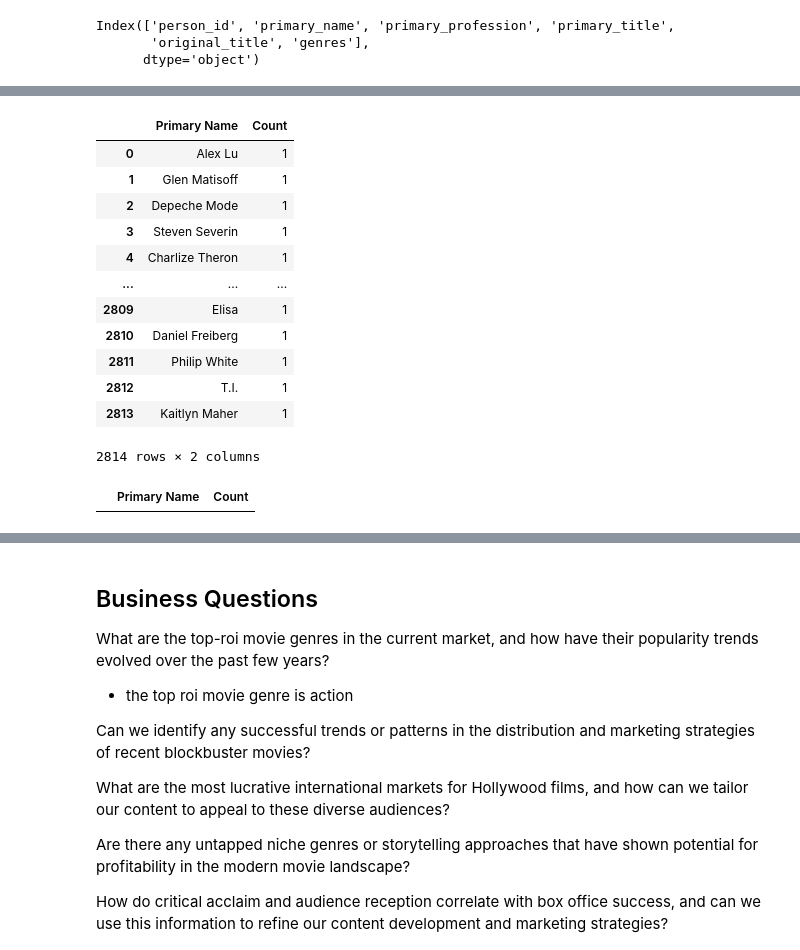
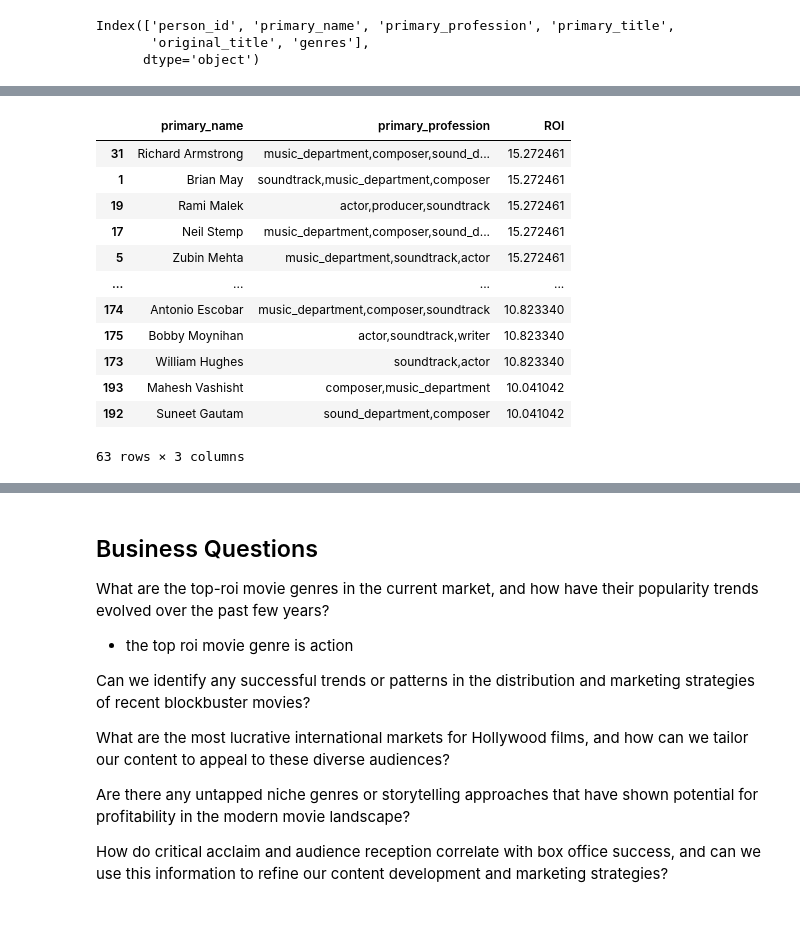
Before and after one commit to Psyluxxx/Movie-Studio-EDA, a Jupyter notebook: Anthony/student.ipynb, the cells around one changed output, grey strips where cells are left out. Cells and saved outputs as stored; diff of their text form; code cells hidden in the pictures; blank space fills up the shorter version.

```diff
--- a/Anthony/student.ipynb
+++ b/Anthony/student.ipynb
@@ -100,4 +94,5 @@ Index(['release_date', 'movie', 'production_budget', 'domestic_gross',
 # %%
+conn = sqlite3.connect('../zippedData/im.db')
 people_and_movies_df = pd.read_sql("""
     SELECT p.person_id, primary_name, primary_profession, primary_title, original_title, genres
 FROM persons AS p
@@ -141,20 +108,42 @@ top_soundtrack_names.columns = ['Primary Name', 'Count']
-# %%
-top_soundtrack_names
-# %% [output]
-|  | Primary Name | Count |
-| 0 | Alex Lu | 1 |
-| 1 | Glen Matisoff | 1 |
-| 2 | Depeche Mode | 1 |
-| 3 | Steven Severin | 1 |
-| 4 | Charlize Theron | 1 |
-| ... | ... | ... |
-| 2809 | Elisa | 1 |
-| 2810 | Daniel Freiberg | 1 |
-| 2811 | Philip White | 1 |
-| 2812 | T.I. | 1 |
-| 2813 | Kaitlyn Maher | 1 |
-2814 rows × 2 columns
-# %%
-top_soundtrack_names[top_soundtrack_names['Count'] > 1]
-# %% [output]
-|  | Primary Name | Count |
+# %%
+# Merge two DataFrames 'merged_df' and 'people_and_movies_df' using an outer join
+relevant_people_and_movies = pd.merge(merged_df, people_and_movies_df, how='outer', left_on='movie', right_on='original_title')
+
+# Drop columns we don't need
+relevant_people_and_movies = relevant_people_and_movies.drop(['release_date', 'numvotes',
+  'runtime_minutes', 'original_title', 'genre'], axis=1)
+
+# Sort the DataFrame by 'ROI' in descending order
+relevant_people_and_movies = relevant_people_and_movies.sort_values(by='ROI', ascending=False)
+
+# Drop rows with missing 'primary_profession' values
+relevant_people_and_movies = relevant_people_and_movies.dropna(subset=['primary_profession'])
+
+# Filter the DataFrame based on primary profession
+chosen_artists = relevant_people_and_movies[relevant_people_and_movies['primary_profession'].str.contains('soundtrack|composer')]
+
+# Select relevant columns
+chosen_artists = chosen_artists[['primary_name', 'primary_profession', 'ROI']]
+
+# Drop duplicate rows, if any
+chosen_artists = chosen_artists.drop_duplicates()
+
+# Sort by 'ROI' in descending order (optional)
+chosen_artists = chosen_artists.sort_values(by='ROI', ascending=False)
+
+# Chose only 'successful' artists by setting the roi to 10 (a very high roi) and display final result
+chosen_artists[chosen_artists['ROI'] > 10]
+# %% [output]
+|  | primary_name | primary_profession | ROI |
+| 31 | Richard Armstrong | music_department,composer,sound_d... | 15.272461 |
+| 1 | Brian May | soundtrack,music_department,composer | 15.272461 |
+| 19 | Rami Malek | actor,producer,soundtrack | 15.272461 |
+| 17 | Neil Stemp | music_department,composer,sound_d... | 15.272461 |
+| 5 | Zubin Mehta | music_department,soundtrack,actor | 15.272461 |
+| ... | ... | ... | ... |
+| 174 | Antonio Escobar | music_department,composer,soundtrack | 10.823340 |
+| 175 | Bobby Moynihan | actor,soundtrack,writer | 10.823340 |
+| 173 | William Hughes | soundtrack,actor | 10.823340 |
+| 193 | Mahesh Vashisht | composer,music_department | 10.041042 |
+| 192 | Suneet Gautam | sound_department,composer | 10.041042 |
+63 rows × 3 columns
```
Also changed, not shown: parts of 10 cells of this notebook.
